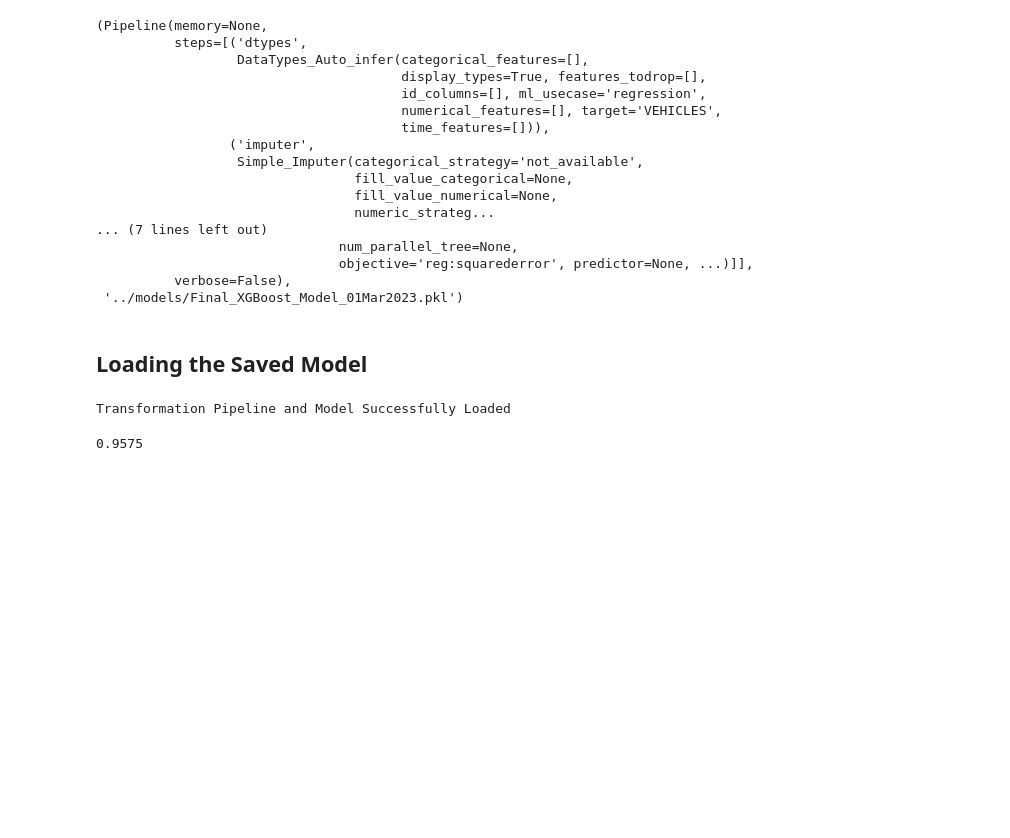
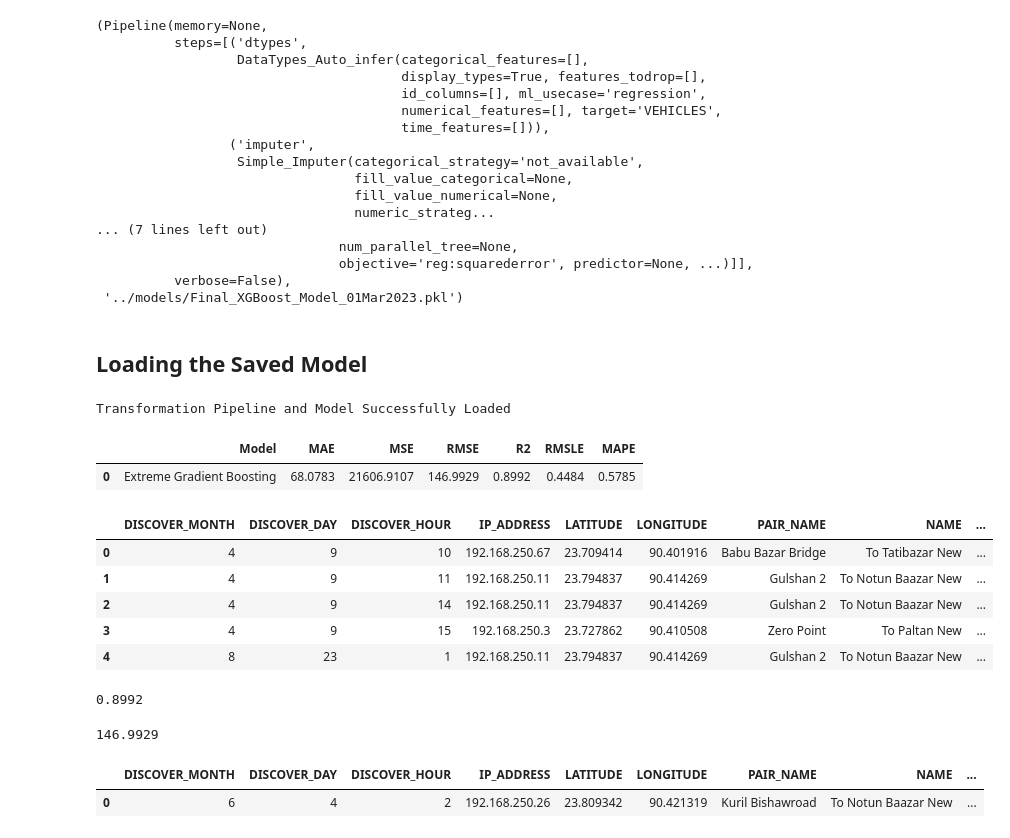
Before and after one commit to mail2mhossain/practical_data_science, a Jupyter notebook: EVI/PyCaret_AutoML_Experiment.ipynb, the cells around one changed output. Saved outputs shown, nothing was run; the diff lists cells and outputs as text; code cells hidden in the pictures; blank space fills up the shorter version.

```diff
--- a/EVI/PyCaret_AutoML_Experiment.ipynb
+++ b/EVI/PyCaret_AutoML_Experiment.ipynb
@@ -68,0 +16,2 @@ clean_data_df.head()
+# %%
+clean_data_df = pd.read_csv('../' + config["featurize"]["clean_data"])
@@ -240,20 +228,36 @@ Transformation Pipeline and Model Successfully Saved
 # %% [markdown]
 ## Loading the Saved Model
 # %%
-saved_final_lightgbm = load_model('../models/Final_XGBoost_Model_01Mar2023')
+saved_final_xgboost = load_model('../models/Final_XGBoost_Model_01Mar2023')
 # %% [output]
 Transformation Pipeline and Model Successfully Loaded
 # %%
-new_prediction = predict_model(saved_final_lightgbm, data=data_unseen)
+new_prediction = predict_model(saved_final_xgboost, data=data_unseen)
 new_prediction.head()
+# %% [output]
+|  | Model | MAE | MSE | RMSE | R2 | RMSLE | MAPE |
+| 0 | Extreme Gradient Boosting | 68.0783 | 21606.9107 | 146.9929 | 0.8992 | 0.4484 | 0.5785 |
+|  | DISCOVER_MONTH | DISCOVER_DAY | DISCOVER_HOUR | IP_ADDRESS | LATITUDE | LONGITUDE | PAIR_NAME | NAME | ... |
+| 0 | 4 | 9 | 10 | 192.168.250.67 | 23.709414 | 90.401916 | Babu Bazar Bridge | To Tatibazar New | ... |
+| 1 | 4 | 9 | 11 | 192.168.250.11 | 23.794837 | 90.414269 | Gulshan 2 | To Notun Baazar New | ... |
+| 2 | 4 | 9 | 14 | 192.168.250.11 | 23.794837 | 90.414269 | Gulshan 2 | To Notun Baazar New | ... |
+| 3 | 4 | 9 | 15 | 192.168.250.3 | 23.727862 | 90.410508 | Zero Point | To Paltan New | ... |
+| 4 | 8 | 23 | 1 | 192.168.250.11 | 23.794837 | 90.414269 | Gulshan 2 | To Notun Baazar New | ... |
 # %%
 from pycaret.utils import check_metric
 check_metric(new_prediction.VEHICLES, new_prediction.Label, 'R2')
 # %% [output]
-0.9575
+0.8992
+# %%
+check_metric(new_prediction.VEHICLES, new_prediction.Label, 'RMSE')
+# %% [output]
+146.9929
 # %%
 # Convert dictionary to DataFrame with a single row
 df = data_unseen.iloc[[201]].reset_index(drop=True)
 # %%
 df
+# %% [output]
+|  | DISCOVER_MONTH | DISCOVER_DAY | DISCOVER_HOUR | IP_ADDRESS | LATITUDE | LONGITUDE | PAIR_NAME | NAME | ... |
+| 0 | 6 | 4 | 2 | 192.168.250.26 | 23.809342 | 90.421319 | Kuril Bishawroad | To Notun Baazar New | ... |
 # %%
```
Also changed, not shown: parts of 30 cells of this notebook, 5 other files.
